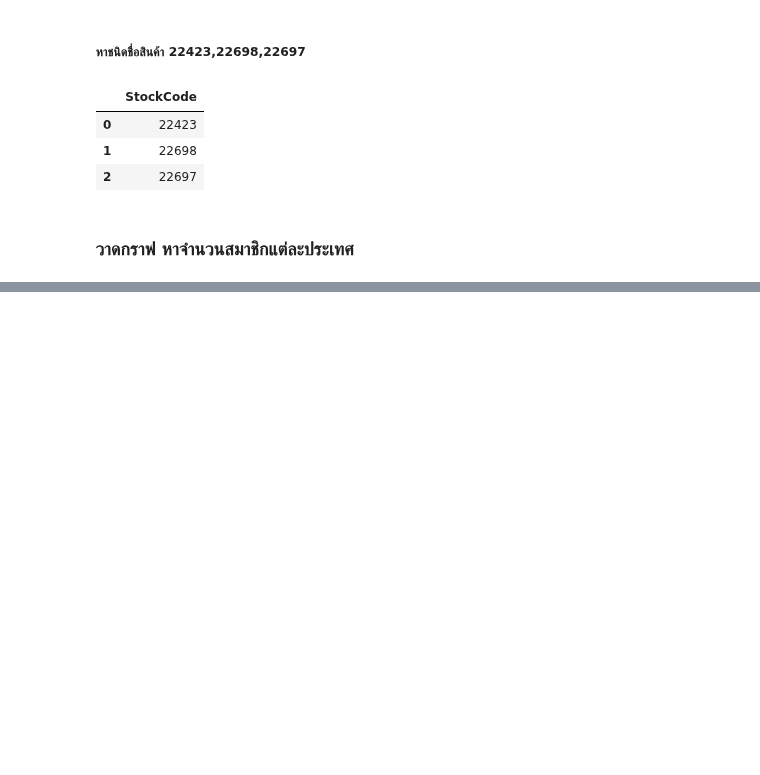
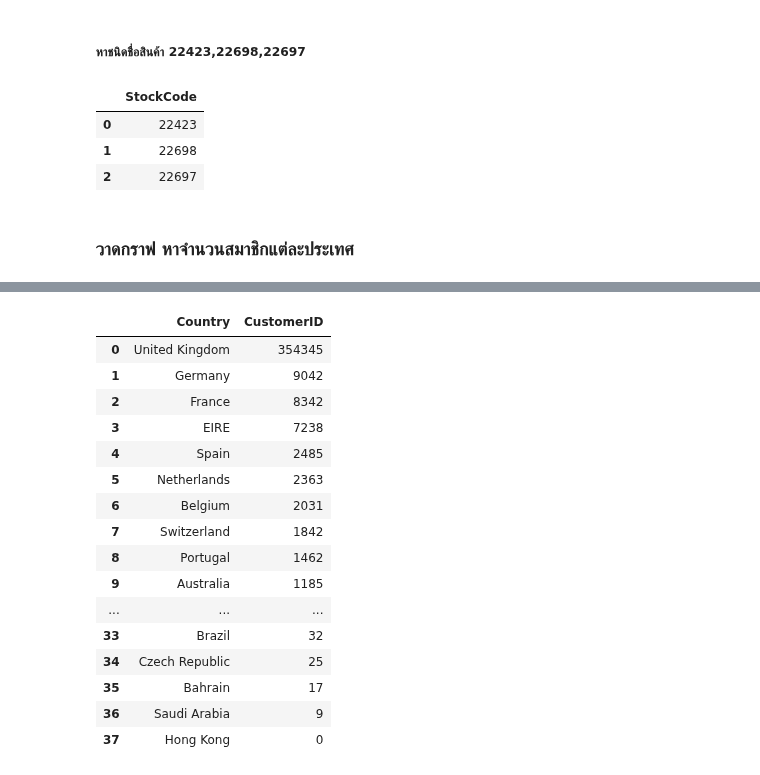
Before and after one commit to nicha0524/DPDM2021, a Jupyter notebook: Frequent_Patterns_(Association_Rules).ipynb, the cells around one changed output, grey strips where cells are left out. Drawn from its saved outputs; the diff is of its cells as text; code cells hidden in the pictures; blank space fills up the shorter version.

```diff
--- a/Frequent_Patterns_(Association_Rules).ipynb
+++ b/Frequent_Patterns_(Association_Rules).ipynb
@@ -324,0 +300,21 @@ df
+# %%
+cus_no=city.iloc[:,[0,7]]
+cus_no
+# %% [output]
+|  | Country | CustomerID |
+| 0 | United Kingdom | 354345 |
+| 1 | Germany | 9042 |
+| 2 | France | 8342 |
+| 3 | EIRE | 7238 |
+| 4 | Spain | 2485 |
+| 5 | Netherlands | 2363 |
+| 6 | Belgium | 2031 |
+| 7 | Switzerland | 1842 |
+| 8 | Portugal | 1462 |
+| 9 | Australia | 1185 |
+| ... | ... | ... |
+| 33 | Brazil | 32 |
+| 34 | Czech Republic | 25 |
+| 35 | Bahrain | 17 |
+| 36 | Saudi Arabia | 9 |
+| 37 | Hong Kong | 0 |
```
Also changed, not shown: parts of 17 cells of this notebook.
